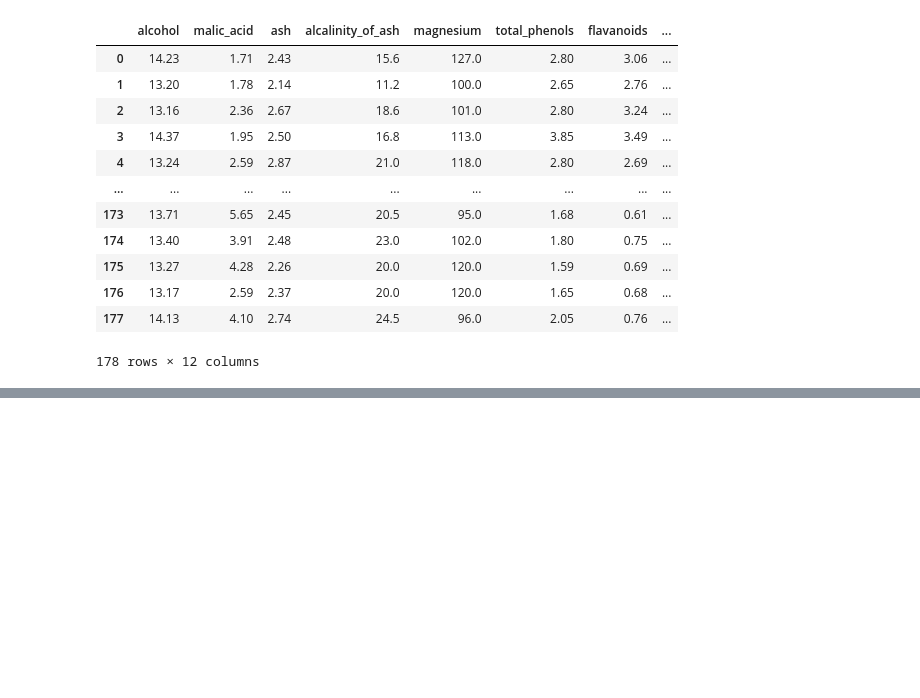
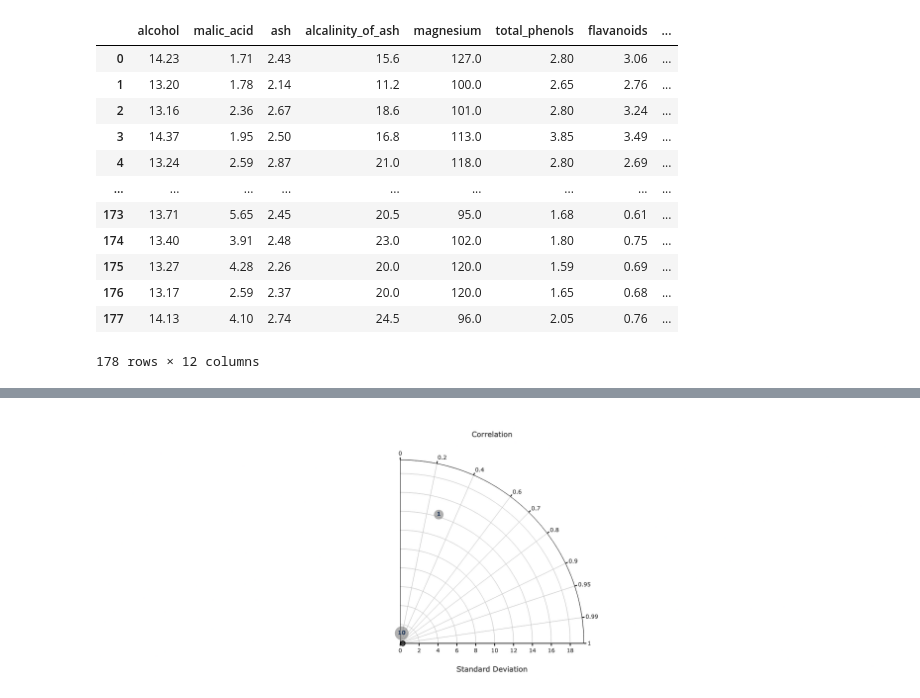
Before and after one commit to AAnzel/Polar-Diagrams-Dashboard, a Jupyter notebook: Source/Main.ipynb, the cells around one changed output, grey strips where cells are left out. Drawn from its saved outputs; the diff is of its cells as text; code cells hidden in the pictures; blank space fills up the shorter version.

Commit message:
Added: Added the initial implementation of the left overview diagram with the cluster view.

```diff
--- a/Source/Main.ipynb
+++ b/Source/Main.ipynb
@@ -33,0 +122,21 @@ df_wine_data
+# %%
+dict_aggregate_rules = {'Model': '; '.join}
+for i in df_td_wine.columns.to_list():
+    if i not in ['Model', 'Label']:
+        dict_aggregate_rules[i] = 'mean'
+
+df_grouped_rows = df_td_wine.groupby(
+    'Label', as_index=False, sort=False).agg(
+    dict_aggregate_rules).reset_index(drop=True)
+df_grouped_rows['Cluster Count'] = [
+    int_i.count('; ') + 1 for int_i in list(df_grouped_rows['Model'])]
+
+list_new_model_names = []
+for int_i, str_model in enumerate(df_grouped_rows['Model'].to_list()):
+    if '; ' in str_model:
+        list_new_model_names.append('Cluster ' + str(int_i + 1))
+    else:
+        list_new_model_names.append(str_model)
+df_grouped_rows['Model'] = list_new_model_names
+
+df_grouped_rows
@@ -33,0 +148,25 @@ df_wine_data
+# %%
+chart_left = polar_diagrams.polar_diagrams._chart_create_diagram(
+    [df_grouped_rows],
+    string_reference_model='ash',
+    string_diagram_type='taylor',
+    string_mid_type='scaled',
+    bool_normalized_measures=False)
+
+dict_left = chart_left.to_dict()
+for int_i in range(len(dict_left['data'])):
+    dict_left['data'][int_i]['showlegend'] = False
+
+    if dict_left['data'][int_i]['name'].split('. ')[1] == 'ash':
+        continue
+
+    dict_left['data'][int_i]['mode'] = 'markers+text'
+    dict_left['data'][int_i]['text'] = '<b>' + str(df_grouped_rows['Cluster Count'][int_i]) + '</b>'
+    dict_left['data'][int_i]['marker']['color'] = 'rgba(100,100,100,0.5)'
+    dict_left['data'][int_i]['marker']['size'] = 20 + int(10 * int(df_grouped_rows['Cluster Count'][int_i])/10)
+    dict_left['data'][int_i]['marker']['line'] = None
+    #print(dict_left['data'][int_i])
+
+chart_left = go.Figure(dict_left)
+chart_left
+# %% [output]
@@ -34 +174,2 @@ df_wine_data
+[figure, added]
 # %%
```
Also changed, not shown: parts of 6 cells of this notebook.
